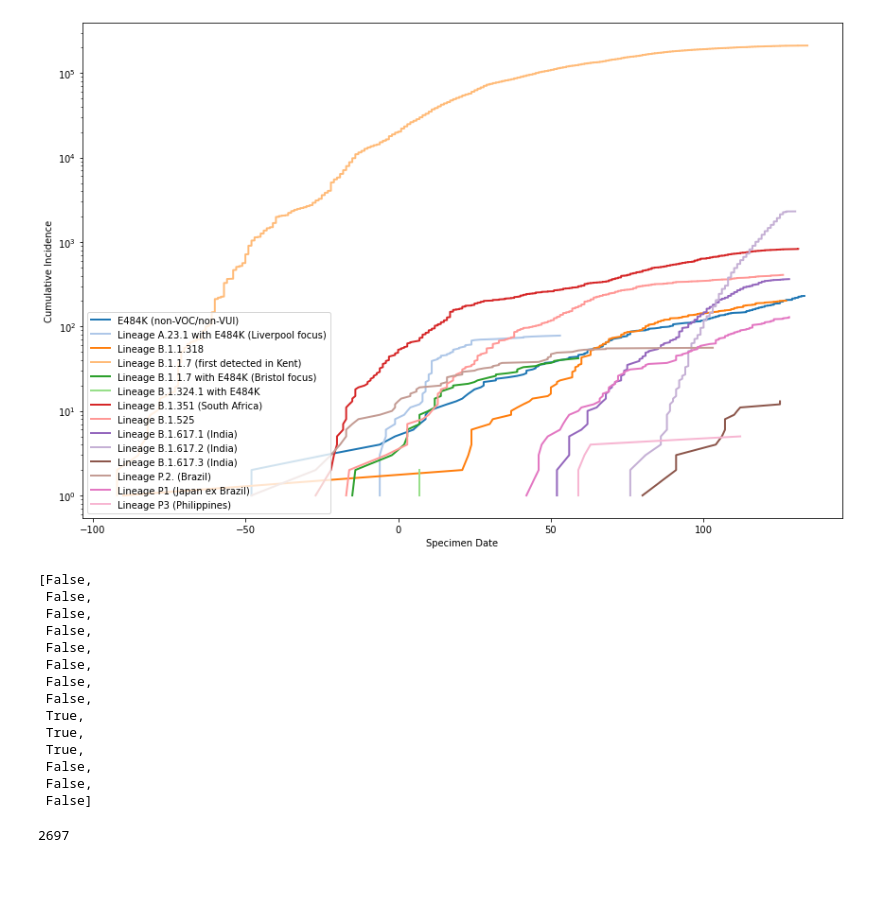
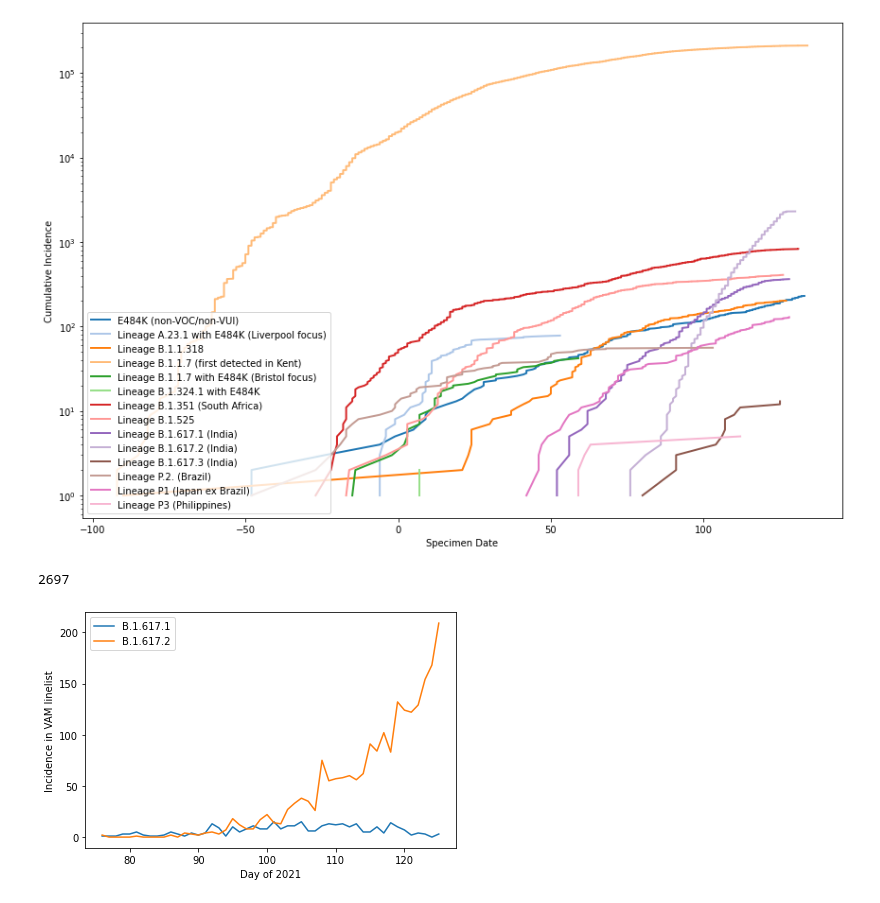
Before and after one commit to JCurran-Sebastian/BPs_for_VoC, a Jupyter notebook: vam_data.ipynb, the cells around one changed output. Saved outputs shown, nothing was run; the diff lists cells and outputs as text; code cells hidden in the pictures; blank space fills up the shorter version.

```diff
--- a/vam_data.ipynb
+++ b/vam_data.ipynb
@@ -145,20 +152,4 @@ plt.tight_layout()
 [figure]
 # %%
 kk = ['Lineage B.1.617' in x for x in lint.index]
-kk
-# %% [output]
-[False,
- False,
- False,
- False,
- False,
- False,
- False,
- False,
- True,
- True,
- True,
- False,
- False,
- False]
 # %%
@@ -166,2 +157,30 @@ np.sum([len(x) for x in lint[kk]]) # There are only 211 in CoG data!
 # %% [output]
 2697
+# %%
+k1 = ['Lineage B.1.617.1' in x for x in lint.index]
+k2 = ['Lineage B.1.617.2' in x for x in lint.index]
+# %%
+t1 = tarr[k1][0]
+t1 = t1[~np.isnan(t1)]
+t2 = tarr[k2][0]
+t2 = t2[~np.isnan(t2)]
+uu = np.union1d(t1,t2)
+# %%
+tt = np.arange(np.min(t2),126)
+n = len(tt)
+y1 = np.zeros(n)
+y2 = np.zeros(n)
+for i, t in enumerate(tt):
+    y1[i] = np.sum(t1==t)
+    y2[i] = np.sum(t2==t)
+# %%
+plt.figure(figsize=(6,4))
+plt.xlabel('Day of 2021')
+plt.ylabel('Incidence in VAM linelist')
+plt.plot(tt,y1,label='B.1.617.1')
+plt.plot(tt,y2,label='B.1.617.2')
+plt.legend()
+plt.tight_layout()
+#plt.savefig('./figures/vam_b1617_inc.pdf')
+# %% [output]
+[figure, added]
```
Also changed, not shown: parts of 21 cells of this notebook, 1 other file.
